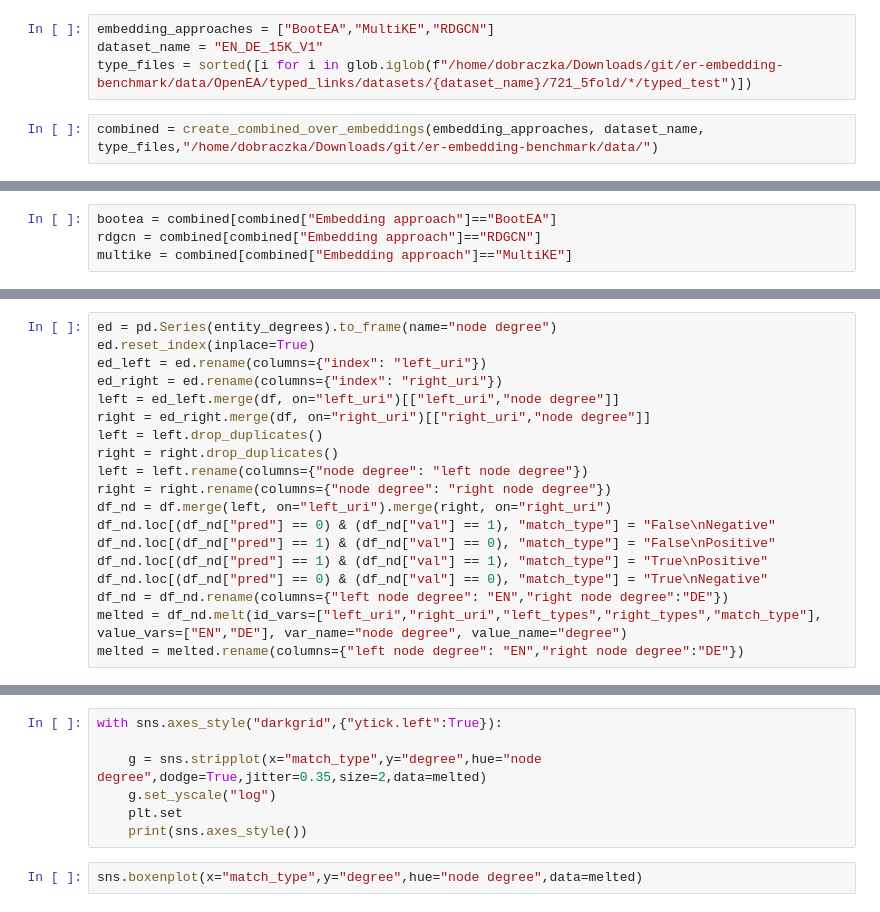
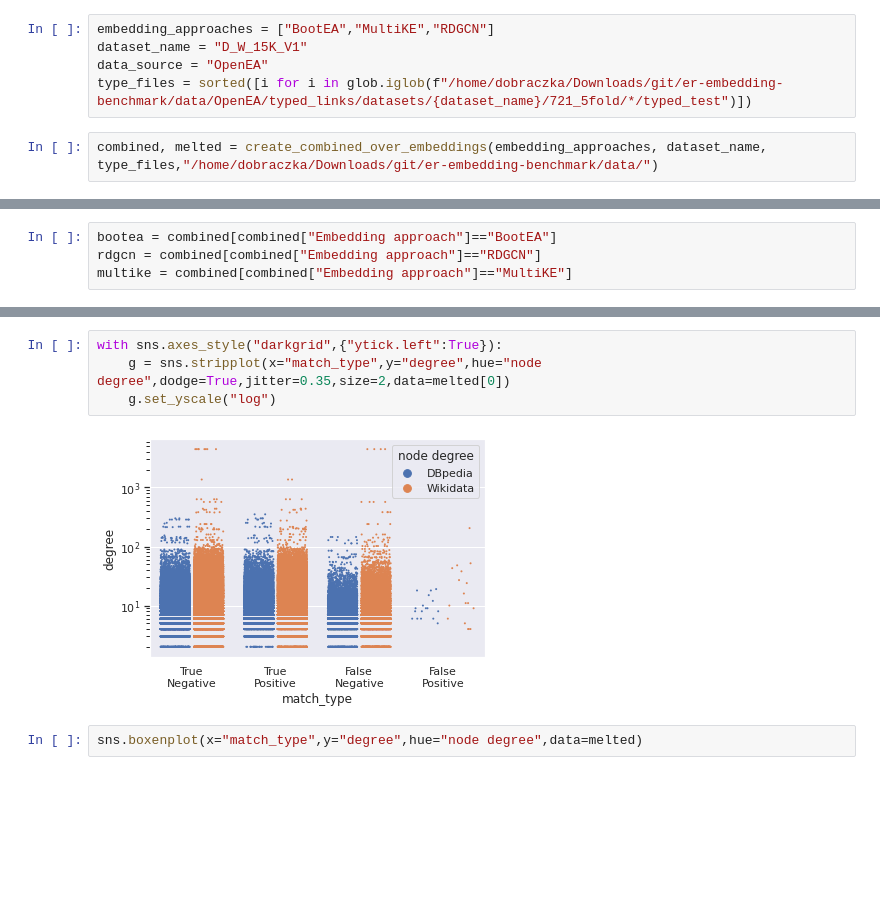
Before and after one commit to jonathanschuchart/eager, a Jupyter notebook: src/analysis/TypeAnalysis.ipynb, the cells around one changed output, grey strips where cells are left out. Saved outputs shown, nothing was run; the diff lists cells and outputs as text; blank space fills up the shorter version.

```diff
--- a/src/analysis/TypeAnalysis.ipynb
+++ b/src/analysis/TypeAnalysis.ipynb
@@ -14,7 +14,8 @@ import matplotlib.pyplot as plt
 from quality.analyze_types import create_typed_predictions, get_entity_node_degrees, create_combined_df, create_combined_over_embeddings, _get_files, average_node_degree
 # %%
 embedding_approaches = ["BootEA","MultiKE","RDGCN"]
-dataset_name = "EN_DE_15K_V1"
+dataset_name = "D_W_15K_V1"
+data_source = "OpenEA"
 type_files = sorted([i for i in glob.iglob(f"/home/dobraczka/Downloads/git/er-embedding-benchmark/data/OpenEA/typed_links/datasets/{dataset_name}/721_5fold/*/typed_test")])
 # %%
-combined = create_combined_over_embeddings(embedding_approaches, dataset_name, type_files,"/home/dobraczka/Downloads/git/er-embedding-benchmark/data/")
+combined, melted = create_combined_over_embeddings(embedding_approaches, dataset_name, type_files,"/home/dobraczka/Downloads/git/er-embedding-benchmark/data/")
@@ -62,19 +72,0 @@ entity_degrees = get_entity_node_degrees(f"/home/dobraczka/Downloads/git/er-embe
-# %%
-ed = pd.Series(entity_degrees).to_frame(name="node degree")
-ed.reset_index(inplace=True)
-ed_left = ed.rename(columns={"index": "left_uri"})
-ed_right = ed.rename(columns={"index": "right_uri"})
-left = ed_left.merge(df, on="left_uri")[["left_uri","node degree"]]
-right = ed_right.merge(df, on="right_uri")[["right_uri","node degree"]]
-left = left.drop_duplicates()
-right = right.drop_duplicates()
-left = left.rename(columns={"node degree": "left node degree"})
-right = right.rename(columns={"node degree": "right node degree"})
-df_nd = df.merge(left, on="left_uri").merge(right, on="right_uri")
-df_nd.loc[(df_nd["pred"] == 0) & (df_nd["val"] == 1), "match_type"] = "False\nNegative"
-df_nd.loc[(df_nd["pred"] == 1) & (df_nd["val"] == 0), "match_type"] = "False\nPositive"
-df_nd.loc[(df_nd["pred"] == 1) & (df_nd["val"] == 1), "match_type"] = "True\nPositive"
-df_nd.loc[(df_nd["pred"] == 0) & (df_nd["val"] == 0), "match_type"] = "True\nNegative"
-df_nd = df_nd.rename(columns={"left node degree": "EN","right node degree":"DE"})
-melted = df_nd.melt(id_vars=["left_uri","right_uri","left_types","right_types","match_type"], value_vars=["EN","DE"], var_name="node degree", value_name="degree")
-melted = melted.rename(columns={"left node degree": "EN","right node degree":"DE"})
@@ -116,10 +94,9 @@ average_node_degree(dfs[0],entity_degrees)
 # %%
 with sns.axes_style("darkgrid",{"ytick.left":True}):
-
-    g = sns.stripplot(x="match_type",y="degree",hue="node degree",dodge=True,jitter=0.35,size=2,data=melted)
+    g = sns.stripplot(x="match_type",y="degree",hue="node degree",dodge=True,jitter=0.35,size=2,data=melted[0])
     g.set_yscale("log")
-    plt.set
-    print(sns.axes_style())
+# %% [output]
+[figure, added]
 # %%
 sns.boxenplot(x="match_type",y="degree",hue="node degree",data=melted)
 # %%
```
Also changed, not shown: parts of 21 cells of this notebook, 4 other files.
